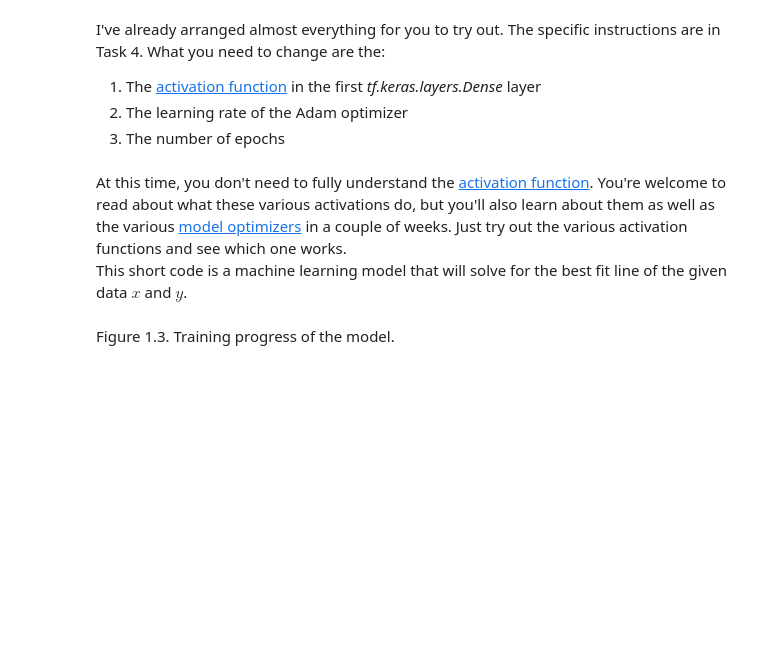
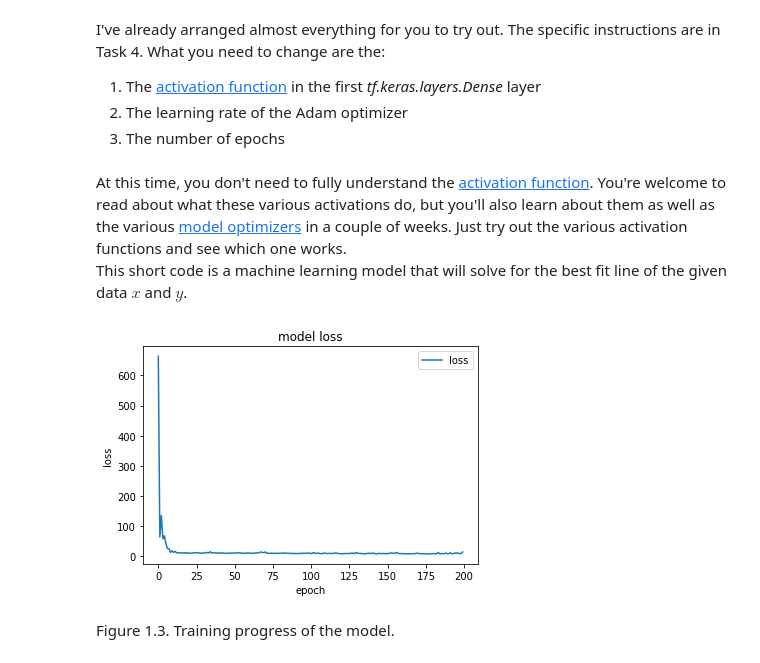
Before and after one commit to Jehmary/Machine-Learning-Basics, a Jupyter notebook: PCT01.ipynb, the cells around one changed output. Saved outputs shown, nothing was run; the diff lists cells and outputs as text; code cells hidden in the pictures; blank space fills up the shorter version.

```diff
--- a/PCT01.ipynb
+++ b/PCT01.ipynb
@@ -55,20 +65,22 @@ This short code is a machine learning model that will solve for the best fit lin
 # %%
 import tensorflow as tf
 from tensorflow import keras
 from tensorflow.keras.optimizers import Adam
 
 model = tf.keras.Sequential([
-    tf.keras.layers.Dense(128, activation='relu', input_shape=[1], input_dim=5),
+    tf.keras.layers.Dense(128, activation='tanh', input_shape=[1], input_dim=5),
     tf.keras.layers.Dense(1, activation='linear')
     ])
-model.compile(optimizer = Adam(learning_rate=0.001), loss = 'mean_squared_error')
+model.compile(optimizer = Adam(learning_rate=0.06), loss = 'mean_squared_error')
 history = model.fit(x,y, epochs = 200, verbose = 0)
 plt.plot(history.history["loss"])
 plt.title("model loss")
 plt.xlabel("epoch")
 plt.ylabel("loss")
 plt.legend(["loss"],loc="upper right")
 plt.show()
+# %% [output]
+[figure, added]
 # %% [markdown]
 Figure 1.3. Training progress of the model.
 # %% [markdown]
```
Also changed, not shown: parts of 8 cells of this notebook.
